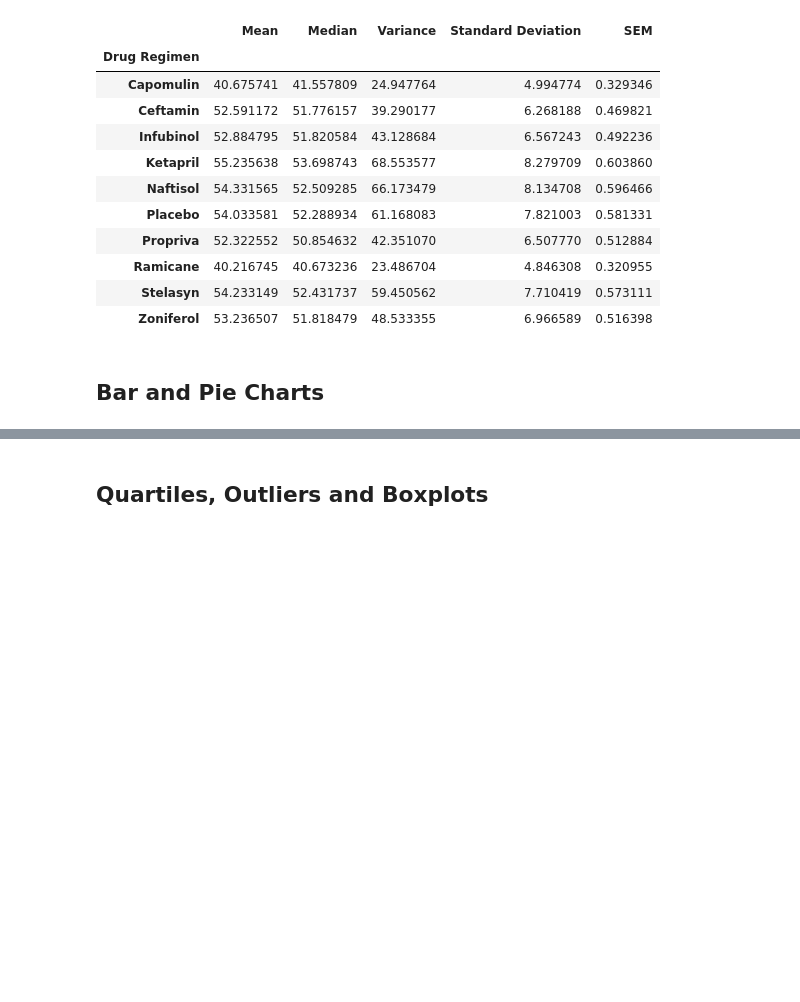
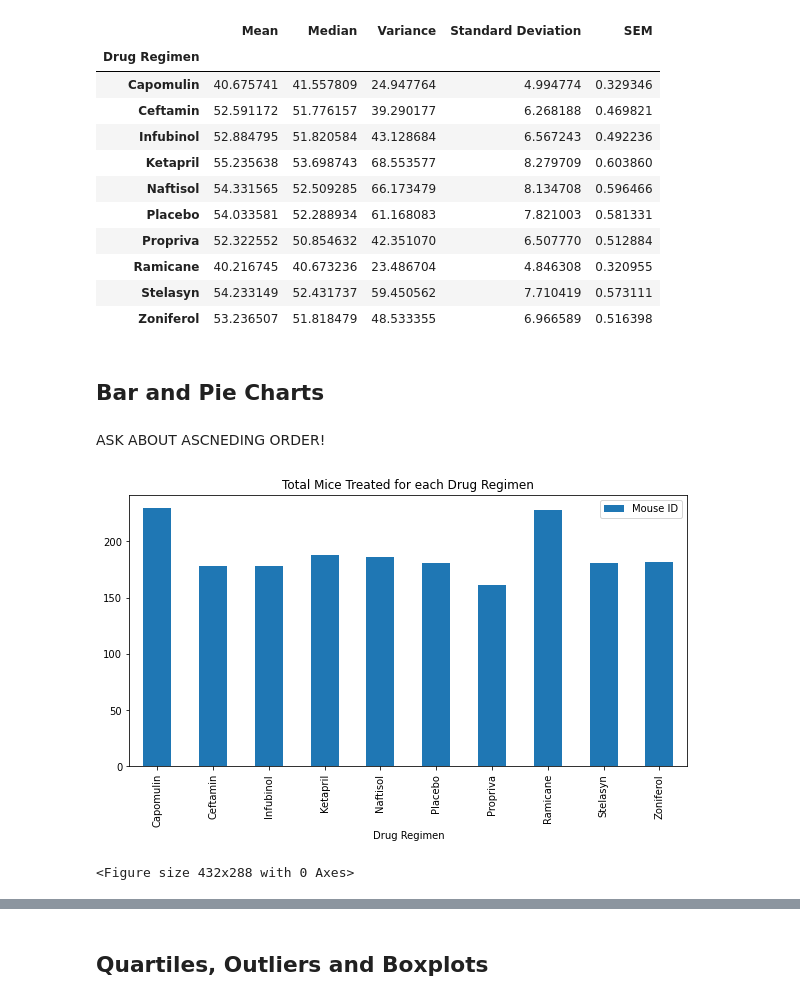
Before and after one commit to todd-tuchek/matplotlib-challenge, a Jupyter notebook: Pymaceuticals/pymaceuticals_starter.ipynb, the cells around one changed output, grey strips where cells are left out. Saved outputs shown, nothing was run; the diff lists cells and outputs as text; code cells hidden in the pictures; blank space fills up the shorter version.

```diff
--- a/Pymaceuticals/pymaceuticals_starter.ipynb
+++ b/Pymaceuticals/pymaceuticals_starter.ipynb
@@ -127,4 +128,29 @@ df_regimen_summary
 | Zoniferol | 53.236507 | 51.818479 | 48.533355 | 6.966589 | 0.516398 |
 # %% [markdown]
 ## Bar and Pie Charts
+# %%
+# Generate a bar plot showing the total number of mice for each treatment throughout the course of the study using pandas.
+#reset the index, grouping by "Drug Regimen".count())
+drug_count_data = pd.DataFrame(df_combined_mouse_data.groupby(["Drug Regimen"]).count()).reset_index()
+
+#Put in descending order
+# df_drug_data = df_drug_data.sort_values(by="Drug Regimen", ascending=False)
+
+#Create the drug count data df down to 2 columns
+df_drug_data = drug_count_data[["Drug Regimen", "Mouse ID"]]
+#Set Index to "Drug Regimen"
+df_drug_data = df_drug_data.set_index("Drug Regimen")
+# %% [markdown]
+ASK ABOUT ASCNEDING ORDER!
+# %%
+#Bar Graph using Pandas
+df_drug_data.plot(kind="bar", figsize=(10,5))
+
+
+plt.title("Total Mice Treated for each Drug Regimen")
+plt.show()
+plt.tight_layout()
+# %% [output]
+[figure, added]
+<Figure size 432x288 with 0 Axes>
 # %%
```
Also changed, not shown: parts of 11 cells of this notebook.
